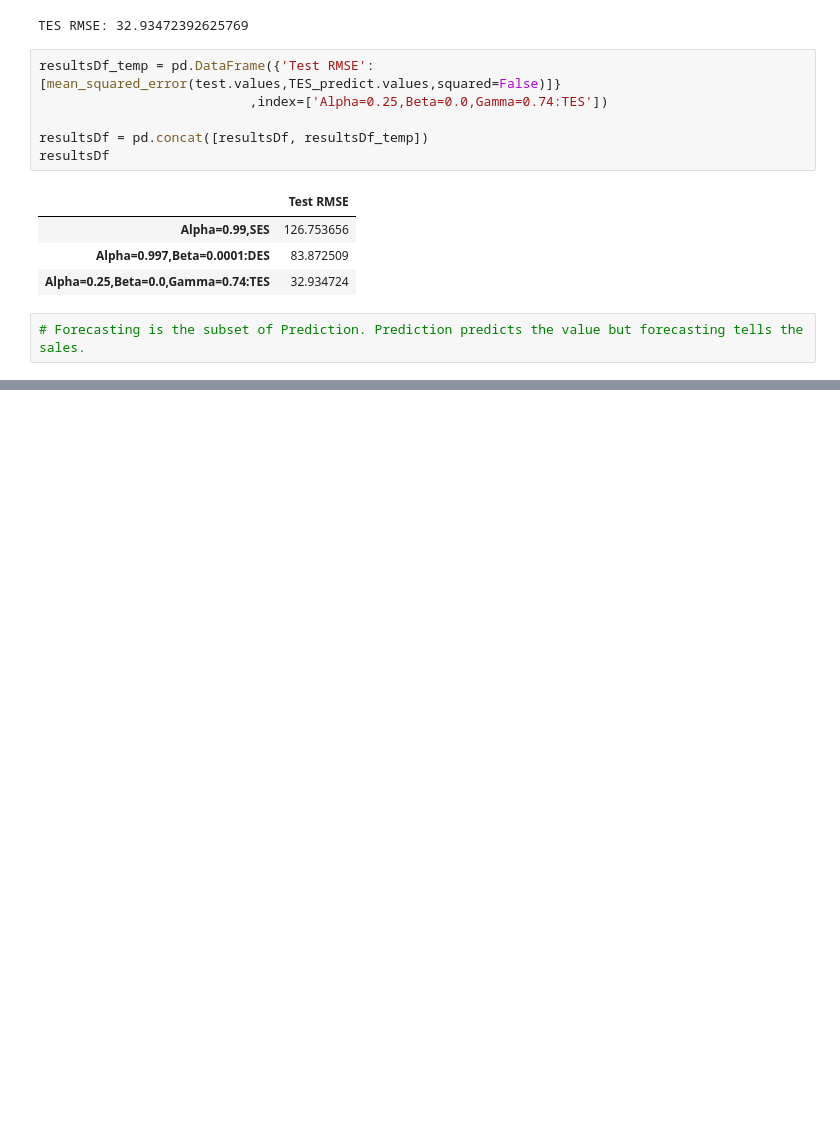
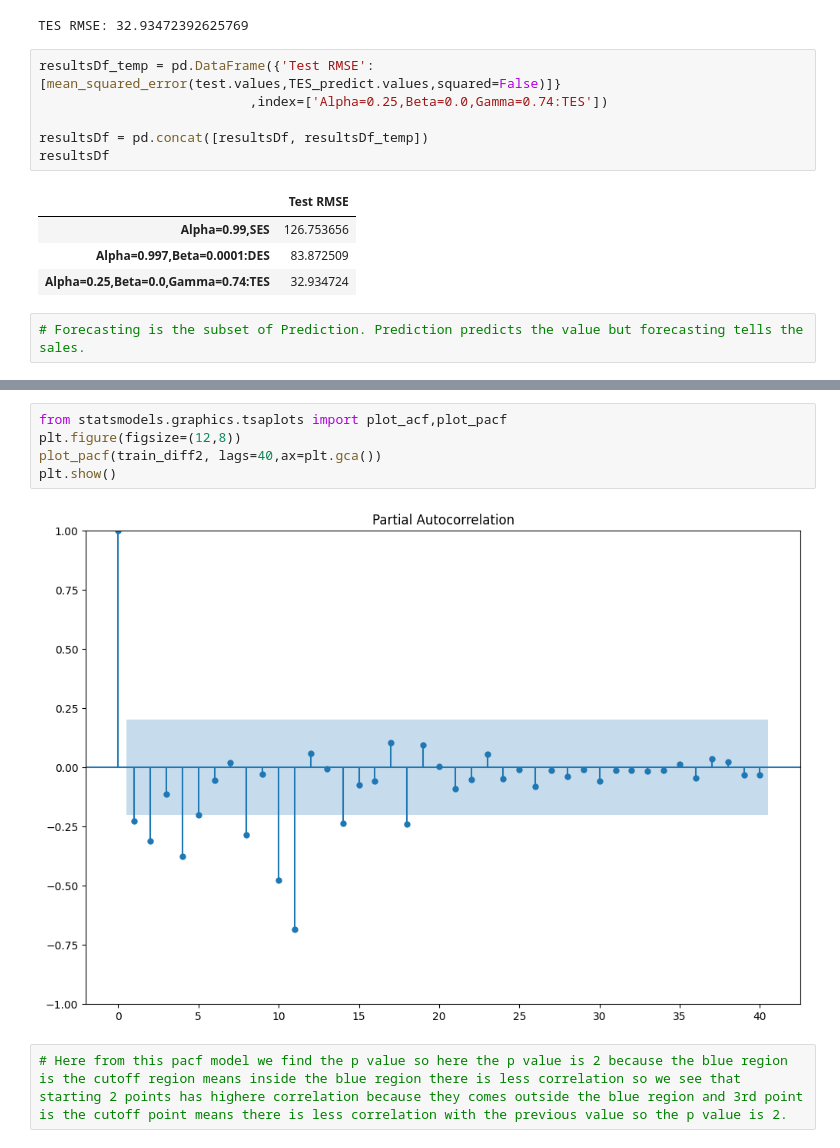
Before and after one commit to KomalKashani/CLASS_NOTES, a Jupyter notebook: Machine Learning/Time Series Forecasting/Time Series Forecasting.ipynb, the cells around one changed output, grey strips where cells are left out. Drawn from its saved outputs; the diff is of its cells as text; blank space fills up the shorter version.

```diff
--- a/Machine Learning/Time Series Forecasting/Time Series Forecasting.ipynb
+++ b/Machine Learning/Time Series Forecasting/Time Series Forecasting.ipynb
@@ -497,0 +572,9 @@ resultsDf
+# %%
+from statsmodels.graphics.tsaplots import plot_acf,plot_pacf
+plt.figure(figsize=(12,8))
+plot_pacf(train_diff2, lags=40,ax=plt.gca())
+plt.show()
+# %% [output]
+[figure, added]
+# %%
+# Here from this pacf model we find the p value so here the p value is 2 because the blue region is the cutoff region means inside the blue region there is less correlation so we see that starting 2 points has highere correlation because they comes outside the blue region and 3rd point is the cutoff point means there is less correlation with the previous value so the p value is 2.
```
Also changed, not shown: parts of 38 cells of this notebook.
